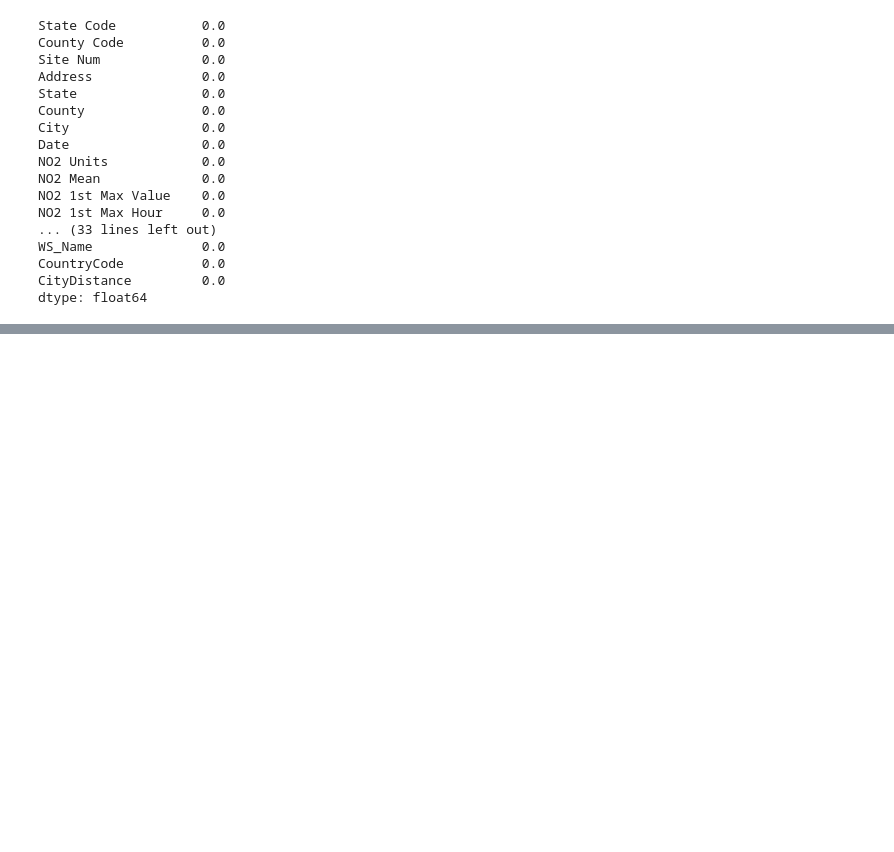
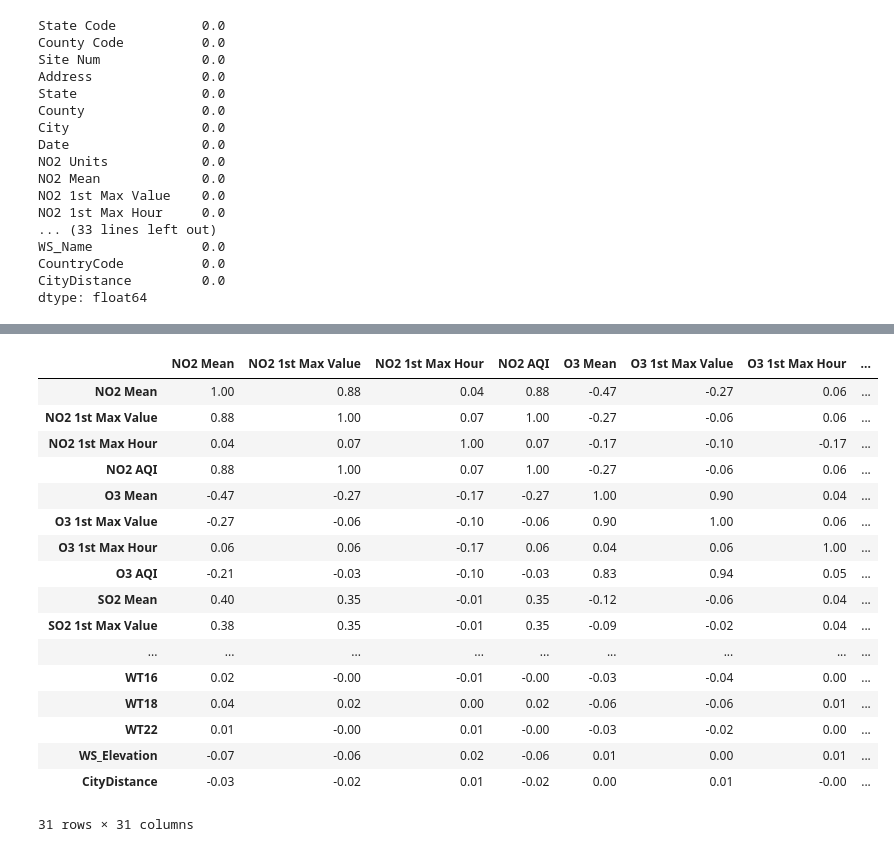
Before and after one commit to tamikamqhum/March_Team_Project, a Jupyter notebook: jupyter_notebooks/PG_Notebook_Weather_laststep.ipynb, the cells around one changed output, grey strips where cells are left out. Drawn from its saved outputs; the diff is of its cells as text; code cells hidden in the pictures; blank space fills up the shorter version.

```diff
--- a/jupyter_notebooks/PG_Notebook_Weather_laststep.ipynb
+++ b/jupyter_notebooks/PG_Notebook_Weather_laststep.ipynb
@@ -202,0 +223,23 @@ merged_data.to_csv('Outputs/Merged_Data_PG_1.zip', index=False)
+# %%
+# round all values in correlation matrix to 2 decimal places
+correlation_matrix = correlation_matrix.round(2)
+correlation_matrix
+# %% [output]
+|  | NO2 Mean | NO2 1st Max Value | NO2 1st Max Hour | NO2 AQI | O3 Mean | O3 1st Max Value | O3 1st Max Hour | ... |
+| NO2 Mean | 1.00 | 0.88 | 0.04 | 0.88 | -0.47 | -0.27 | 0.06 | ... |
+| NO2 1st Max Value | 0.88 | 1.00 | 0.07 | 1.00 | -0.27 | -0.06 | 0.06 | ... |
+| NO2 1st Max Hour | 0.04 | 0.07 | 1.00 | 0.07 | -0.17 | -0.10 | -0.17 | ... |
+| NO2 AQI | 0.88 | 1.00 | 0.07 | 1.00 | -0.27 | -0.06 | 0.06 | ... |
+| O3 Mean | -0.47 | -0.27 | -0.17 | -0.27 | 1.00 | 0.90 | 0.04 | ... |
+| O3 1st Max Value | -0.27 | -0.06 | -0.10 | -0.06 | 0.90 | 1.00 | 0.06 | ... |
+| O3 1st Max Hour | 0.06 | 0.06 | -0.17 | 0.06 | 0.04 | 0.06 | 1.00 | ... |
+| O3 AQI | -0.21 | -0.03 | -0.10 | -0.03 | 0.83 | 0.94 | 0.05 | ... |
+| SO2 Mean | 0.40 | 0.35 | -0.01 | 0.35 | -0.12 | -0.06 | 0.04 | ... |
+| SO2 1st Max Value | 0.38 | 0.35 | -0.01 | 0.35 | -0.09 | -0.02 | 0.04 | ... |
+| ... | ... | ... | ... | ... | ... | ... | ... | ... |
+| WT16 | 0.02 | -0.00 | -0.01 | -0.00 | -0.03 | -0.04 | 0.00 | ... |
+| WT18 | 0.04 | 0.02 | 0.00 | 0.02 | -0.06 | -0.06 | 0.01 | ... |
+| WT22 | 0.01 | -0.00 | 0.01 | -0.00 | -0.03 | -0.02 | 0.00 | ... |
+| WS_Elevation | -0.07 | -0.06 | 0.02 | -0.06 | 0.01 | 0.00 | 0.01 | ... |
+| CityDistance | -0.03 | -0.02 | 0.01 | -0.02 | 0.00 | 0.01 | -0.00 | ... |
+31 rows × 31 columns
```
Also changed, not shown: parts of 5 cells of this notebook, 3 other files.
